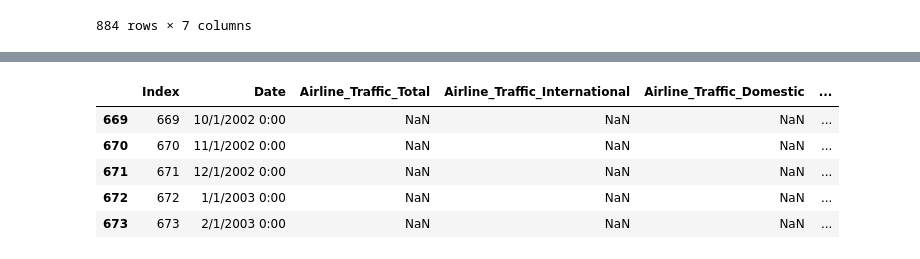
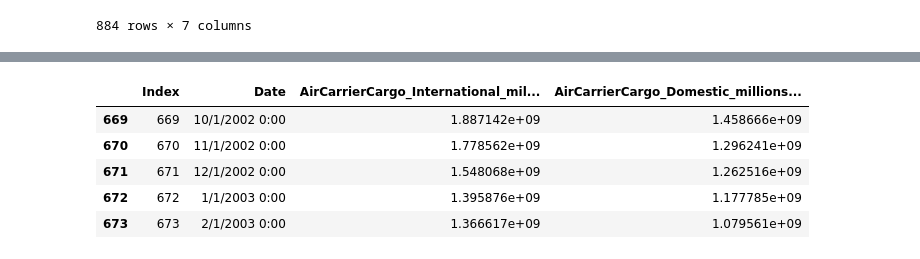
Before and after one commit to RBLevine/ETL-Project, a Jupyter notebook: CSVCleanUp/CSV_Cleanup_Final.ipynb, the cells around one changed output, grey strips where cells are left out. Drawn from its saved outputs; the diff is of its cells as text; code cells hidden in the pictures.

```diff
--- a/CSVCleanUp/CSV_Cleanup_Final.ipynb
+++ b/CSVCleanUp/CSV_Cleanup_Final.ipynb
@@ -291,0 +323,4 @@ US_Air_df
+# %%
+# Create second table from US_Air
+carrierCargo=US_Air[["Index","Date","U.S. Air Carrier Cargo (millions of revenue ton-miles) - International","U.S. Air Carrier Cargo (millions of revenue ton-miles) - Domestic"]]
+carrierCargo
@@ -291,0 +341,7 @@ US_Air_df
+# %%
+# Keep rows were there is at least 3 values that are not NaN.
+# This makes it so that Index and Date are kept, but at least one other column needs to have a value other than NaN to
+# stay in the dataframe
+columnNames=carrierCargo.columns
+carrierCargo_df=carrierCargo[columnNames].dropna(thresh=3)
+carrierCargo_df
@@ -292,17 +362,14 @@ US_Air_df
 # %%
 # Rename columns for ease
-US_Air_df.rename(columns = {'U.S. Airline Traffic - Total - Seasonally Adjusted':'Airline_Traffic_Total',
-                           'U.S. Airline Traffic - International - Seasonally Adjusted':'Airline_Traffic_International',
-                           'U.S. Airline Traffic - Domestic - Seasonally Adjusted':'Airline_Traffic_Domestic',
-                           'U.S. Air Carrier Cargo (millions of revenue ton-miles) - International':'AirCarrierCargo_International_millionsOfRevenueTon-Miles',
+carrierCargo_df.rename(columns = {'U.S. Air Carrier Cargo (millions of revenue ton-miles) - International':'AirCarrierCargo_International_millionsOfRevenueTon-Miles',
                            'U.S. Air Carrier Cargo (millions of revenue ton-miles) - Domestic':'AirCarrierCargo_Domestic_millionsOfRevenueTon-Miles'}, inplace = True)
-US_Air_df.head()
+carrierCargo_df.head()
 # %% [output]
-|  | Index | Date | Airline_Traffic_Total | Airline_Traffic_International | Airline_Traffic_Domestic | ... |
-| 669 | 669 | 10/1/2002 0:00 | NaN | NaN | NaN | ... |
-| 670 | 670 | 11/1/2002 0:00 | NaN | NaN | NaN | ... |
-| 671 | 671 | 12/1/2002 0:00 | NaN | NaN | NaN | ... |
-| 672 | 672 | 1/1/2003 0:00 | NaN | NaN | NaN | ... |
-| 673 | 673 | 2/1/2003 0:00 | NaN | NaN | NaN | ... |
+|  | Index | Date | AirCarrierCargo_International_mil... | AirCarrierCargo_Domestic_millions... |
+| 669 | 669 | 10/1/2002 0:00 | 1.887142e+09 | 1.458666e+09 |
+| 670 | 670 | 11/1/2002 0:00 | 1.778562e+09 | 1.296241e+09 |
+| 671 | 671 | 12/1/2002 0:00 | 1.548068e+09 | 1.262516e+09 |
+| 672 | 672 | 1/1/2003 0:00 | 1.395876e+09 | 1.177785e+09 |
+| 673 | 673 | 2/1/2003 0:00 | 1.366617e+09 | 1.079561e+09 |
 # %%
 # save to new CSV
```
Also changed, not shown: parts of 9 cells of this notebook, 4 other files.
